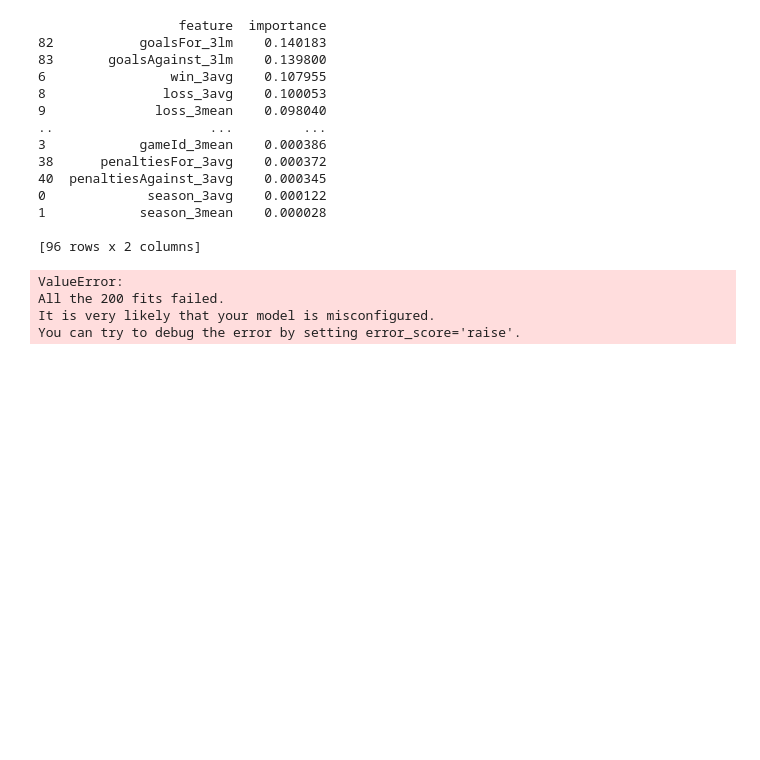
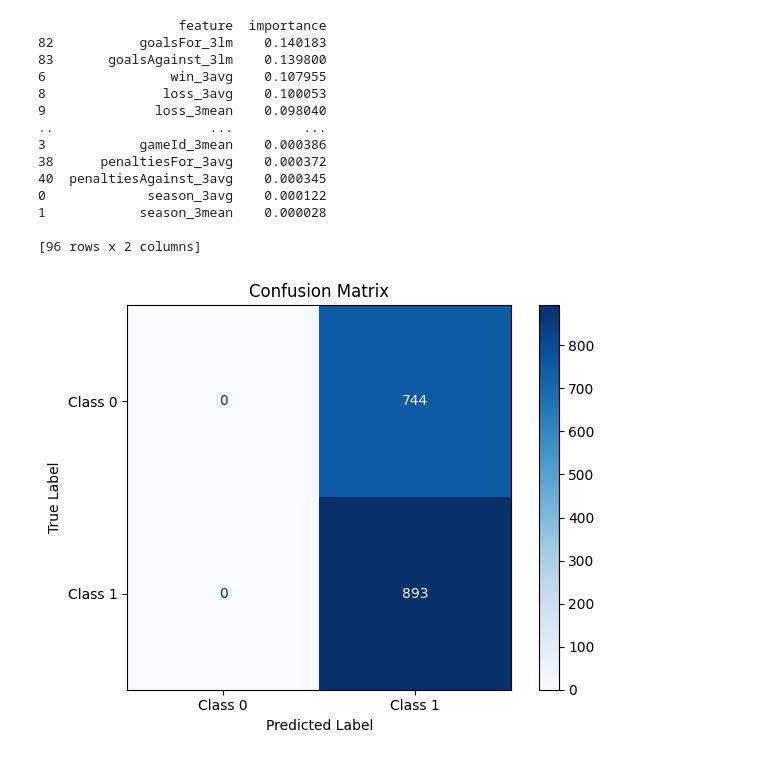
Before and after one commit to Rizzi7/NHL-Game-Prediction-CP322, a Jupyter notebook: notebooks/data_exploration.ipynb, the cells around one changed output. Cells and saved outputs as stored; diff of their text form; code cells hidden in the pictures; blank space fills up the shorter version.

```diff
--- a/notebooks/data_exploration.ipynb
+++ b/notebooks/data_exploration.ipynb
@@ -743,6 +743,9 @@ lm_cols = [
 #        f.write(f"{col}\n")
 
 df_roll = df_all_select.loc[:, cat_cols + rolling_cols + lm_cols]
+# %%
+# Remove first 2 games of moving average
+df_roll = df_roll.dropna(how='any')
 # %%
 X = df_roll.loc[:,[col for col in df_roll.columns if col.endswith(('_3avg', '_3mean', '_3lm'))]]
 y = df_roll['win']
@@ -973,8 +978,18 @@ def predict_game(home_stats, away_stats):
     pred = best_model.predict(X_new)[0]
     score = best_model.decision_function(X_new)[0]
     return {"prediction": "Home Win" if pred == 1 else "Away Win", "confidence": score}
-# %% [output]
-ValueError:
-All the 200 fits failed.
-It is very likely that your model is misconfigured.
-You can try to debug the error by setting error_score='raise'.
+# %%
+y_pred = best_model.predict(X_test)
+class_names = ['Class 0', 'Class 1']
+cm = confusion_matrix(y_test, y_pred)
+
+from sklearn.metrics import confusion_matrix, ConfusionMatrixDisplay
+disp = ConfusionMatrixDisplay(confusion_matrix=cm, display_labels=class_names)
+disp.plot(cmap='Blues', values_format='d')
+plt.title('Confusion Matrix')
+plt.xlabel('Predicted Label')
+plt.ylabel('True Label')
+plt.tight_layout()
+plt.show()
+# %% [output]
+[figure, added]
```
Also changed, not shown: parts of 2 cells of this notebook.
